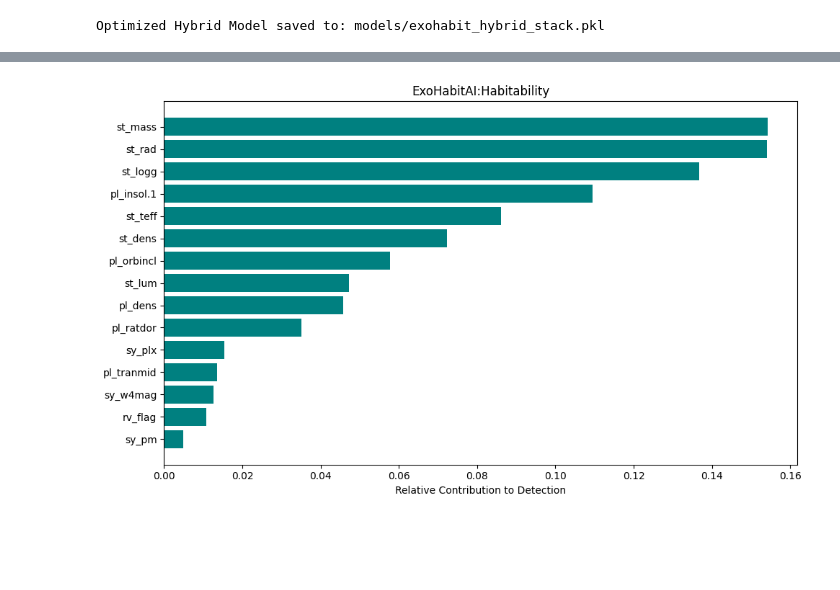
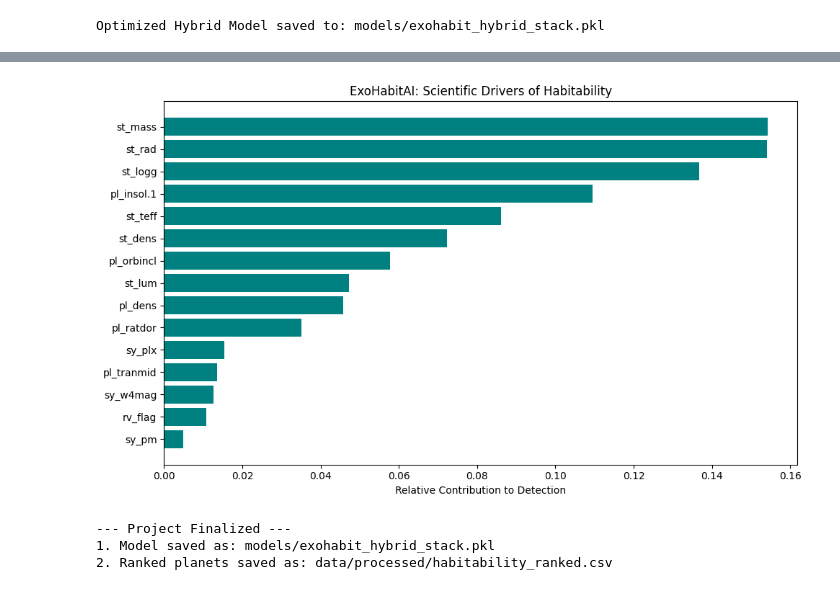
Before and after one commit to GKSJ19/ExoHabitAI, a Jupyter notebook: notebooks/ML_Model4.ipynb, the cells around one changed output, grey strips where cells are left out. Saved outputs shown, nothing was run; the diff lists cells and outputs as text; code cells hidden in the pictures; blank space fills up the shorter version.

```diff
--- a/notebooks/ML_Model4.ipynb
+++ b/notebooks/ML_Model4.ipynb
@@ -127,10 +186,37 @@ indices = np.argsort(importances)[-15:] # Top 15 features
 # %%
+# PHASE 6: RANKING, INTERPRETABILITY & DEPLOYMENT
+
+# 1. Habitability Scoring & Ranking (Requirement 10)
+# We use the raw probabilities to rank every planet in the test set
+ranking_df = pd.DataFrame({
+    'habitability_score': y_probs,
+    'predicted_class': y_pred_opt,
+    'actual_class': y_test
+})
+
+# Save the ranked exoplanets for submission
+ranking_df.sort_values(by='habitability_score', ascending=False, inplace=True)
+ranking_df.to_csv('habitability_ranked2.csv', index=False)
+
+# 2. Model Interpretability (Requirement 11)
+# We extract importance from the Random Forest component within the Stack
+rf_component = final_pipe.named_steps['clf'].estimators_[1]
+importances = rf_component.feature_importances_
+indices = np.argsort(importances)[-15:] # Top 15 features
+
 plt.figure(figsize=(10, 6))
-plt.title('ExoHabitAI:Habitability')
+plt.title('ExoHabitAI: Scientific Drivers of Habitability')
 plt.barh(range(len(indices)), importances[indices], color='teal', align='center')
 plt.yticks(range(len(indices)), [X_train.columns[i] for i in indices])
 plt.xlabel('Relative Contribution to Detection')
 plt.tight_layout()
 plt.show()
+
+print("--- Project Finalized ---")
+print("1. Model saved as: models/exohabit_hybrid_stack.pkl")
+print("2. Ranked planets saved as: data/processed/habitability_ranked.csv")
 # %% [output]
-[figure, old version]
+[figure, new version]
+--- Project Finalized ---
+1. Model saved as: models/exohabit_hybrid_stack.pkl
+2. Ranked planets saved as: data/processed/habitability_ranked.csv
```
Also changed, not shown: parts of 4 cells of this notebook, 9 other files.
